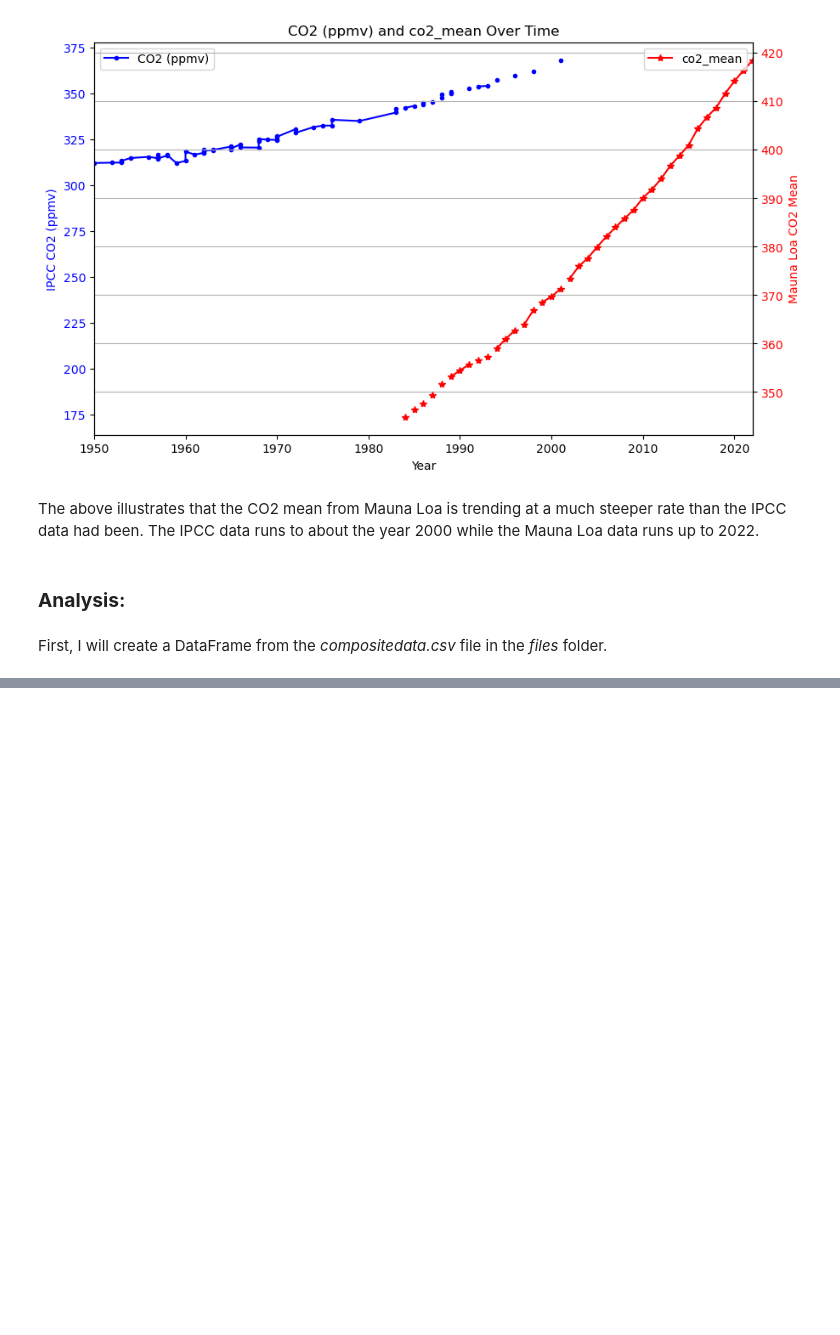
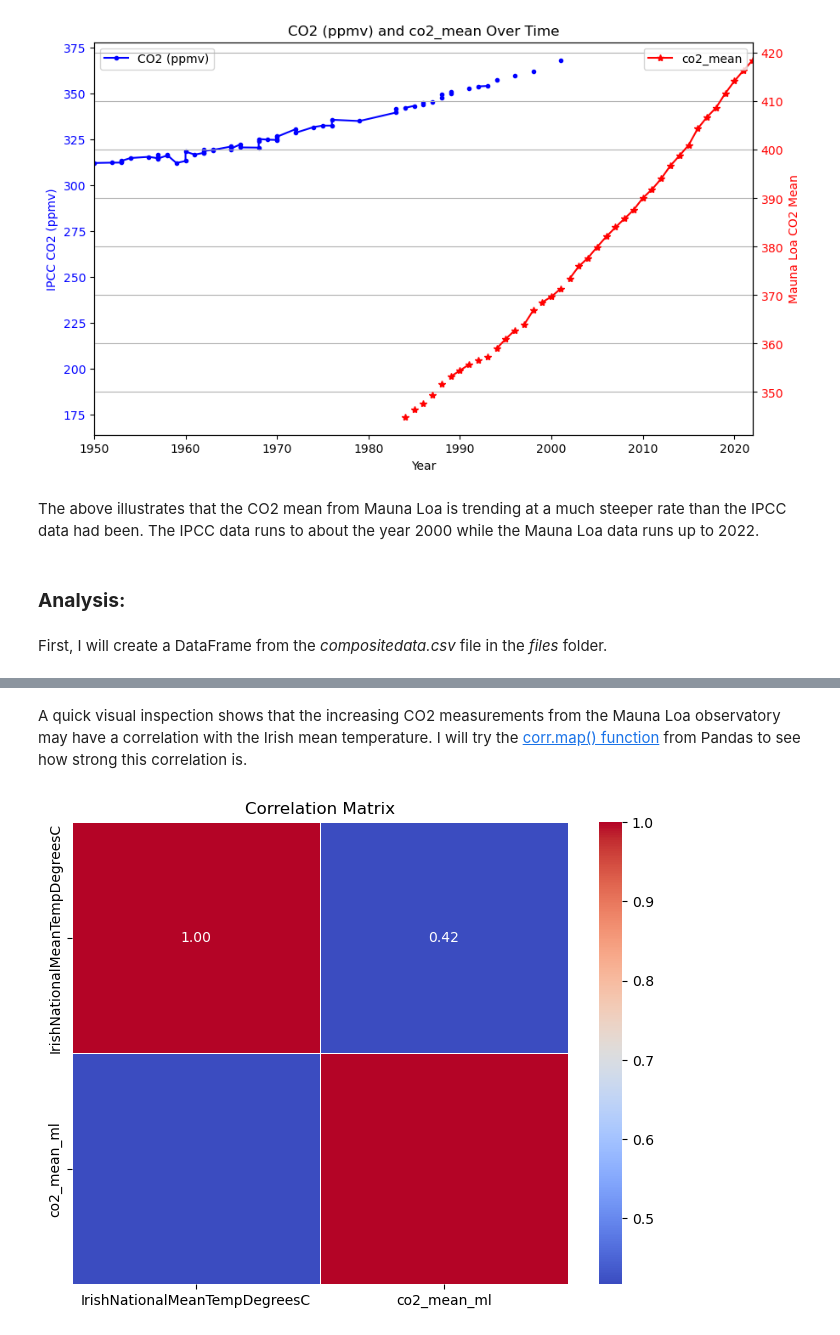
Before and after one commit to turps-pc90/PfDA_ClimateProject, a Jupyter notebook: project.ipynb, the cells around one changed output, grey strips where cells are left out. Saved outputs shown, nothing was run; the diff lists cells and outputs as text; code cells hidden in the pictures; blank space fills up the shorter version.

```diff
--- a/project.ipynb
+++ b/project.ipynb
@@ -690,0 +696,19 @@ plt.show()
+# %% [markdown]
+A quick visual inspection shows that the increasing CO2 measurements from the Mauna Loa observatory may have a correlation with the Irish mean temperature. I will try the [corr.map() function](https://datatofish.com/correlation-matrix-pandas/) from Pandas to see how strong this correlation is.
+# %%
+# Narrowing list of columns to just the relevant columns for correlation
+columns_of_interest = ['IrishNationalMeanTempDegreesC', 'co2_mean_ml']
+
+# Create a subset DataFrame with selected columns
+subset_df = composite[columns_of_interest]
+
+# Calculate the correlation matrix
+correlation_matrix = subset_df.corr()
+
+# Plot the correlation matrix using a heatmap
+plt.figure(figsize=(8, 6))
+sns.heatmap(correlation_matrix, annot=True, cmap='coolwarm', fmt='.2f', linewidths=0.5)
+plt.title('Correlation Matrix')
+plt.show()
+# %% [output]
+[figure, added]
```
Also changed, not shown: parts of 7 cells of this notebook.
